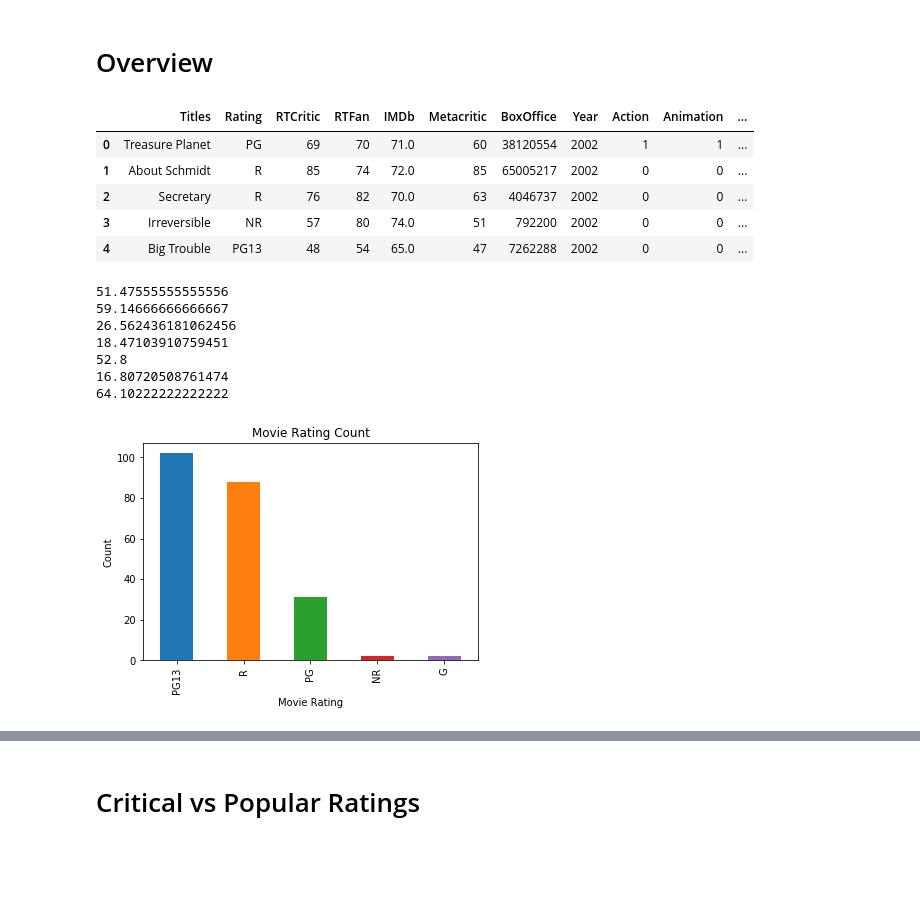
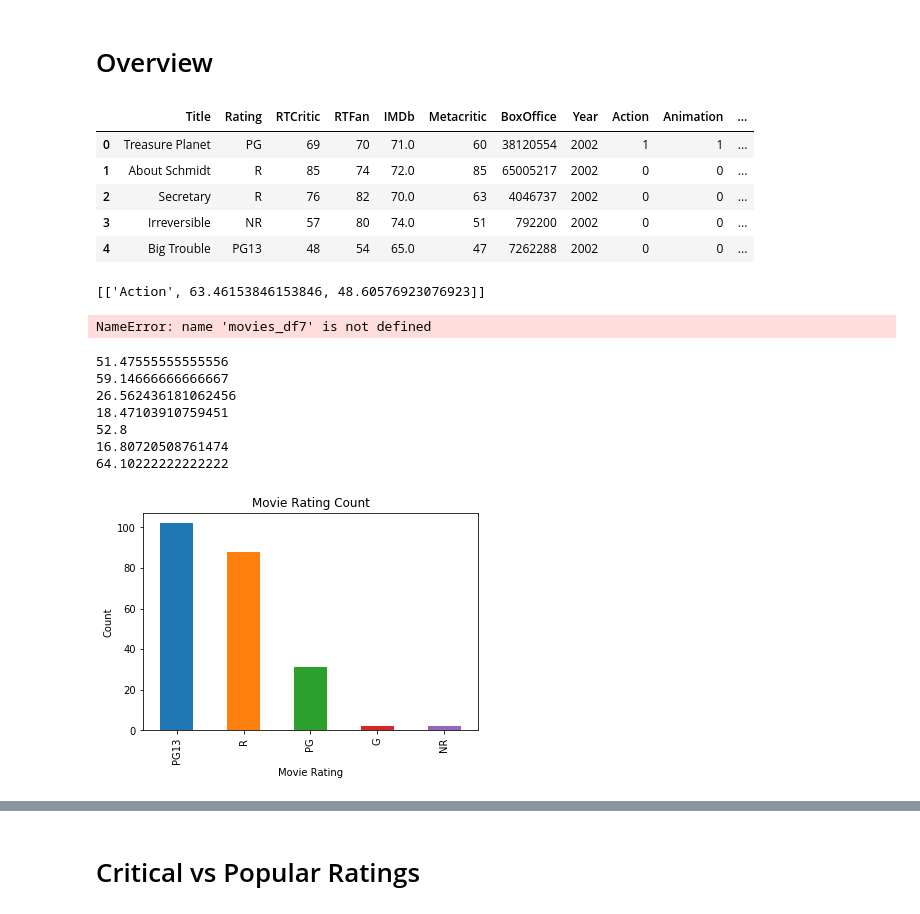
Before and after one commit to gqfiddler/movieRatings, a Jupyter notebook: Critical vs Popular Movie Ratings.ipynb, the cells around one changed output, grey strips where cells are left out. Drawn from its saved outputs; the diff is of its cells as text; code cells hidden in the pictures; blank space fills up the shorter version.

```diff
--- a/Critical vs Popular Movie Ratings.ipynb
+++ b/Critical vs Popular Movie Ratings.ipynb
@@ -8,14 +8,33 @@ import scipy as sp
 # %% [markdown]
 # Overview
 # %%
-movies = pd.read_csv("MoviesData.csv")
-movies["IMDb"] *= 10  # scaling to match other ratings
-movies.head()
+movies_df = pd.read_csv("moviesData.csv")
+movies_df.rename(columns = {"Titles":"Title"}, inplace=True)
+movies_df["IMDb"] *= 10  # scaling to match other ratings
+movies_df.head()
 # %% [output]
-|  | Titles | Rating | RTCritic | RTFan | IMDb | Metacritic | BoxOffice | Year | Action | Animation | ... |
+|  | Title | Rating | RTCritic | RTFan | IMDb | Metacritic | BoxOffice | Year | Action | Animation | ... |
 | 0 | Treasure Planet | PG | 69 | 70 | 71.0 | 60 | 38120554 | 2002 | 1 | 1 | ... |
 | 1 | About Schmidt | R | 85 | 74 | 72.0 | 85 | 65005217 | 2002 | 0 | 0 | ... |
 | 2 | Secretary | R | 76 | 82 | 70.0 | 63 | 4046737 | 2002 | 0 | 0 | ... |
 | 3 | Irreversible | NR | 57 | 80 | 74.0 | 51 | 792200 | 2002 | 0 | 0 | ... |
 | 4 | Big Trouble | PG13 | 48 | 54 | 65.0 | 47 | 7262288 | 2002 | 0 | 0 | ... |
+# %%
+movies_df["allFans"] = (movies_df["IMDb"] + movies_df["RTFan"])/2
+movies_df["allCritics"] = (movies_df["RTCritic"] + movies_df["Metacritic"])/2
+
+genre_ratings = []
+genre_ratings.append(["Action", movies_df[movies_df["Action"]==1]["allFans"].mean(), movies_df[movies_df["Action"]==1]["allCritics"].mean()])
+print(genre_ratings)
+
+#movieData = my other data frame
+movies_basic_metadata_df = pd.read_csv("movies_basic_metadata.csv")
+bechdel_df = pd.read_csv("bechdel_basic.csv")
+movies_df5 = movies_df.merge(movies_basic_metadata_df.drop_duplicates("title"), how="inner", left_on="Title", right_on="title")
+movies_df6 = movies_df1.merge(bechdel_df, how="inner", left_on="Title", right_on="title")
+movies_df7.to_csv("test7.csv")
+movies_df7.head()
+# %% [output]
+[['Action', 63.46153846153846, 48.60576923076923]]
+NameError: name 'movies_df7' is not defined
 # %%
@@ -36,9 +55,9 @@ print(movies["IMDb"].mean()*10)
 64.10222222222222
 # %%
 #count of category occurence in data
-movies.Rating.value_counts().plot(kind = "bar")
+movies_df.Rating.value_counts().plot(kind = "bar")
 plt.xlabel('Movie Rating')
 plt.ylabel('Count')
 plt.title('Movie Rating Count');
 # %% [output]
-[figure, old version]
+[figure, new version]
```
Also changed, not shown: parts of 10 cells of this notebook, 3 other files.
